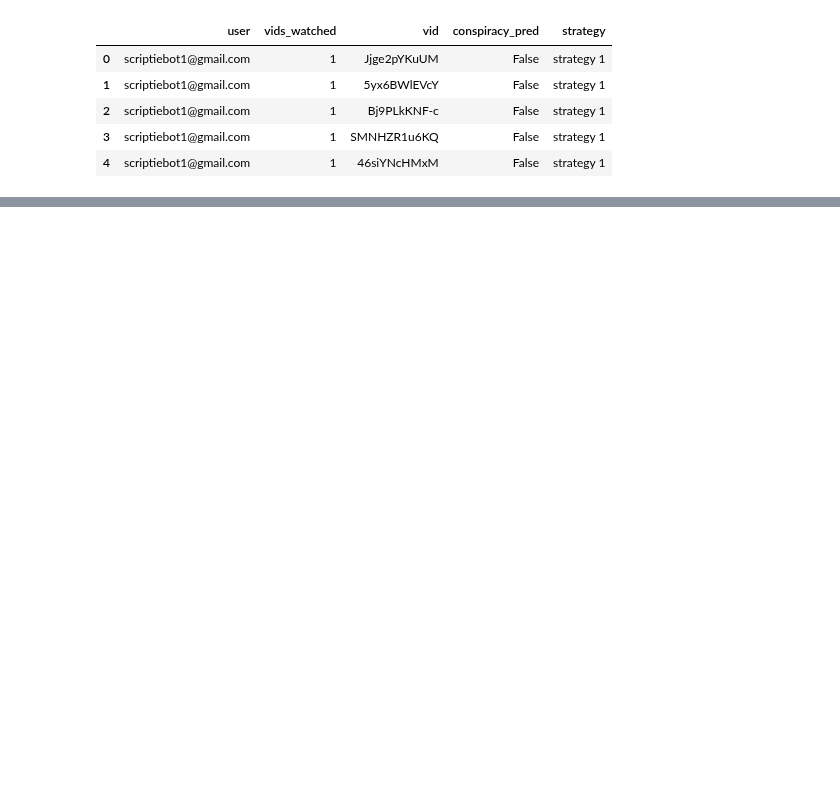
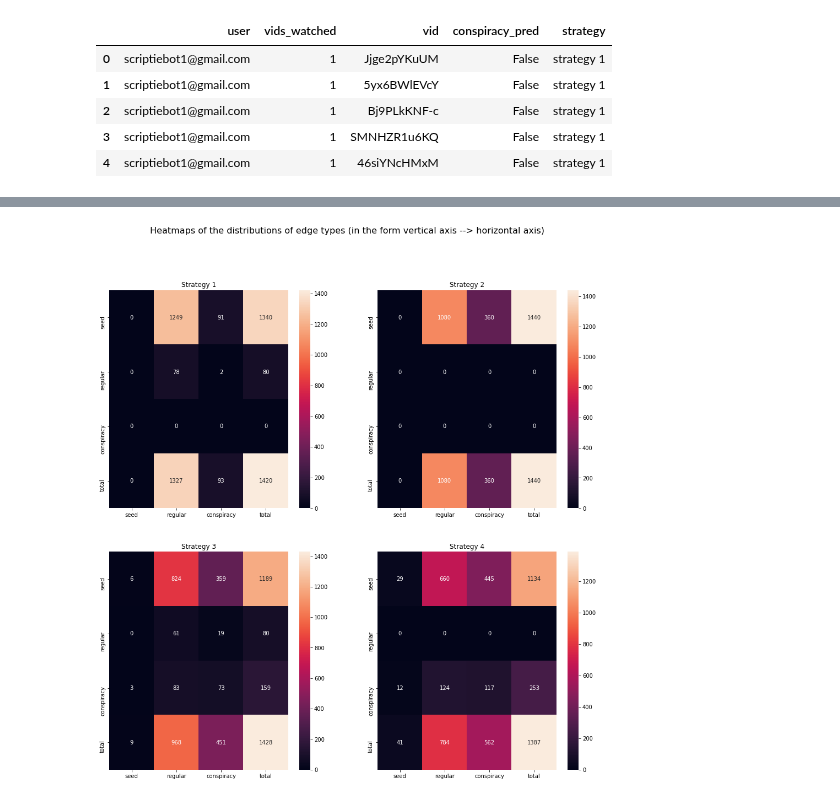
Before and after one commit to Roan-Schellingerhout/YouTube_conspiracy_paper, a Jupyter notebook: Results/Recommendation network.ipynb, the cells around one changed output, grey strips where cells are left out. Drawn from its saved outputs; the diff is of its cells as text; code cells hidden in the pictures; blank space fills up the shorter version.

Commit message:
added draft heatmaps

```diff
--- a/Results/Recommendation network.ipynb
+++ b/Results/Recommendation network.ipynb
@@ -168,0 +177,43 @@ metrics
+# %%
+vid_types = {1 : "regular", 2 : "seed", 3 : "conspiracy"}
+counts = defaultdict(lambda: defaultdict(int))
+
+heatmaps = []
+
+for strat in graphs:
+    for edge in graphs[strat].edges():
+        # Find vid type of both nodes of the edge
+        A = graphs[strat].nodes[edge[0]]["vid_type"]
+        B = graphs[strat].nodes[edge[1]]["vid_type"]
+
+        # Convert the number to a string
+        A = vid_types[A]
+        B = vid_types[B]
+
+        # Increase the count of the current strat
+        counts[strat][(A, B)] += 1
+
+    # Layout of the DataFrame
+    mat = pd.DataFrame(index = ["seed", "regular", "conspiracy"], columns = ["seed", "regular", "conspiracy"])
+
+    # Add distribution of connection types
+    for k, v in counts[strat].items():
+        mat.loc[k[0]][k[1]] = v
+
+    # Calculate totals
+    mat["total"] = mat.sum(axis = 1)
+    mat.loc["total"] = mat.sum()
+
+    # Fill na with zeroes and convert to integers
+    heatmaps.append(mat.fillna(0).astype(int))
+
+fig, axes = plt.subplots(nrows=2, ncols=2, figsize=(16, 16));
+
+for i in range(len(heatmaps)):
+    sns.heatmap(heatmaps[i], annot=True, ax=axes.flat[i], fmt='g');
+    axes.flat[i].set_title(f"Strategy {i + 1}")
+
+
+fig.suptitle('Heatmaps of the distributions of edge types (in the form vertical axis --> horizontal axis)', fontsize = 16);
+# %% [output]
+[figure, added]
```
Also changed, not shown: parts of 4 cells of this notebook.
